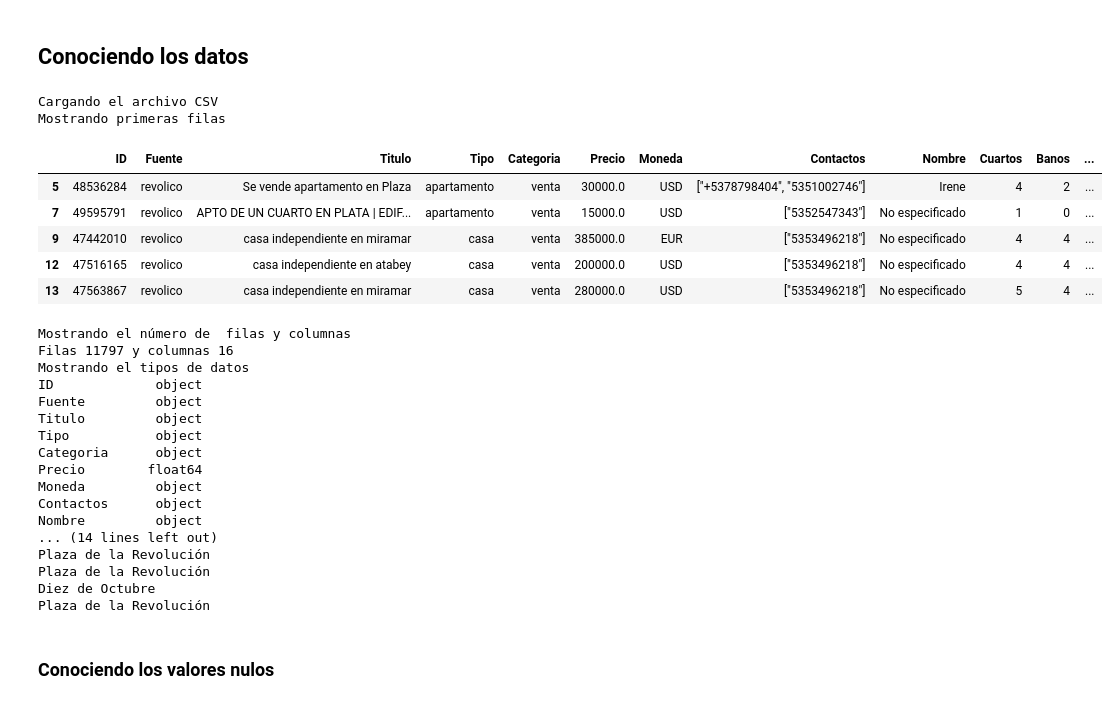
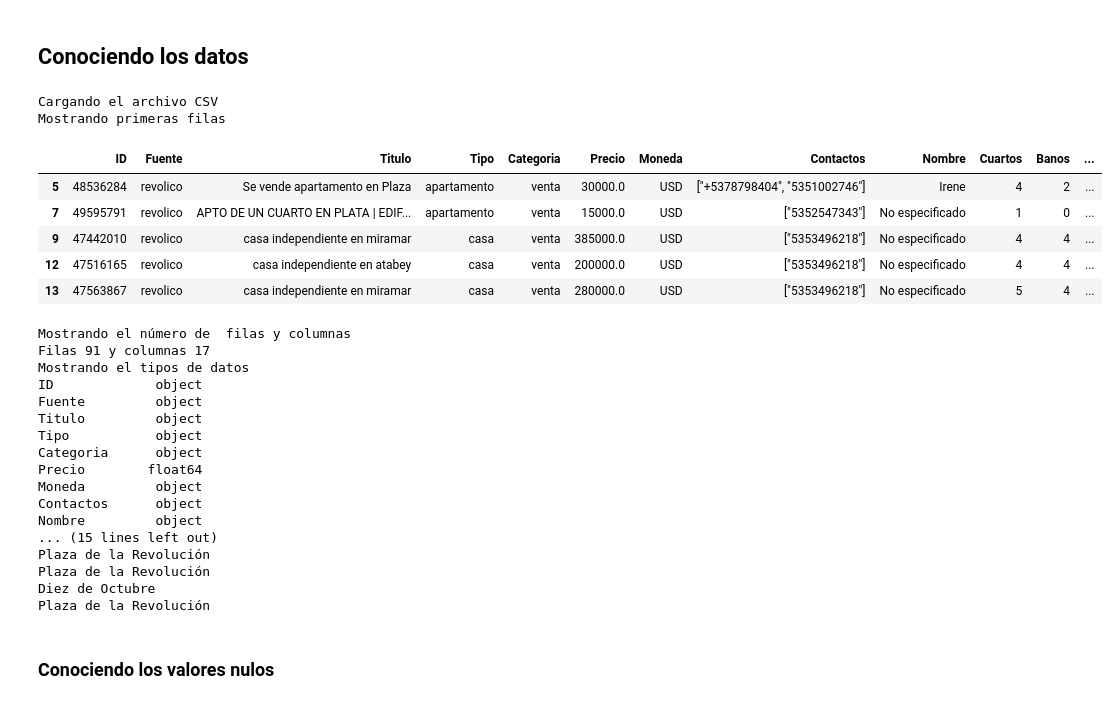
Before and after one commit to BarbaroYoel/proyecto_gao, a Jupyter notebook: notebooks/aed.ipynb, the cells around one changed output. Cells and saved outputs as stored; diff of their text form; code cells hidden in the pictures.

```diff
--- a/notebooks/aed.ipynb
+++ b/notebooks/aed.ipynb
@@ -19,35 +19,36 @@ import src.cleaning_data as cln
 # %%
 print("Cargando el archivo CSV")
 BASE_DIR = os.path.dirname(os.getcwd())
-proccessed_file=os.path.join(BASE_DIR,"data","processed","processed.csv")
+proccessed_file=os.path.join(BASE_DIR,"data","processed","prueba.csv")
 
 raw_df = pd.read_csv(proccessed_file).copy()
+
 processed_ventas_df = cln.cleaning_data_frame_by_category(raw_df,"venta",min_outliner=1000,max_outliner=1000000)
 processed_alquiler_df = cln.cleaning_data_frame_by_category(raw_df,"alquiler",min_outliner=10,max_outliner=1000)
 
 df = processed_ventas_df
+
 print("Mostrando primeras filas")
 display(df.head())
 
 print("Mostrando el número de  filas y columnas")
 print(f"Filas {df.shape[0]} y columnas {df.shape[1]}")
 print("Mostrando el tipos de datos")
 print(df.dtypes)
 
 for i in range(10):
-    elemnto = df['Ubicacion'].iloc[i]
-    print(elemnto[0])
+    print(df.iloc[i]["Municipio"])
 # %% [output]
 Cargando el archivo CSV
 Mostrando primeras filas
 |  | ID | Fuente | Titulo | Tipo | Categoria | Precio | Moneda | Contactos | Nombre | Cuartos | Banos | ... |
 | 5 | 48536284 | revolico | Se vende apartamento en Plaza | apartamento | venta | 30000.0 | USD | ["+5378798404", "5351002746"] | Irene | 4 | 2 | ... |
 | 7 | 49595791 | revolico | APTO DE UN CUARTO EN PLATA | EDIF... | apartamento | venta | 15000.0 | USD | ["5352547343"] | No especificado | 1 | 0 | ... |
-| 9 | 47442010 | revolico | casa independiente en miramar | casa | venta | 385000.0 | EUR | ["5353496218"] | No especificado | 4 | 4 | ... |
+| 9 | 47442010 | revolico | casa independiente en miramar | casa | venta | 385000.0 | USD | ["5353496218"] | No especificado | 4 | 4 | ... |
 | 12 | 47516165 | revolico | casa independiente en atabey | casa | venta | 200000.0 | USD | ["5353496218"] | No especificado | 4 | 4 | ... |
 | 13 | 47563867 | revolico | casa independiente en miramar | casa | venta | 280000.0 | USD | ["5353496218"] | No especificado | 5 | 4 | ... |
 Mostrando el número de  filas y columnas
-Filas 11797 y columnas 16
+Filas 91 y columnas 17
 Mostrando el tipos de datos
 ID             object
 Fuente         object
@@ -58,7 +59,7 @@ Precio        float64
 Moneda         object
 Contactos      object
 Nombre         object
-... (14 lines left out)
+... (15 lines left out)
 Plaza de la Revolución
 Plaza de la Revolución
 Diez de Octubre
```
Also changed, not shown: 6 other files.
